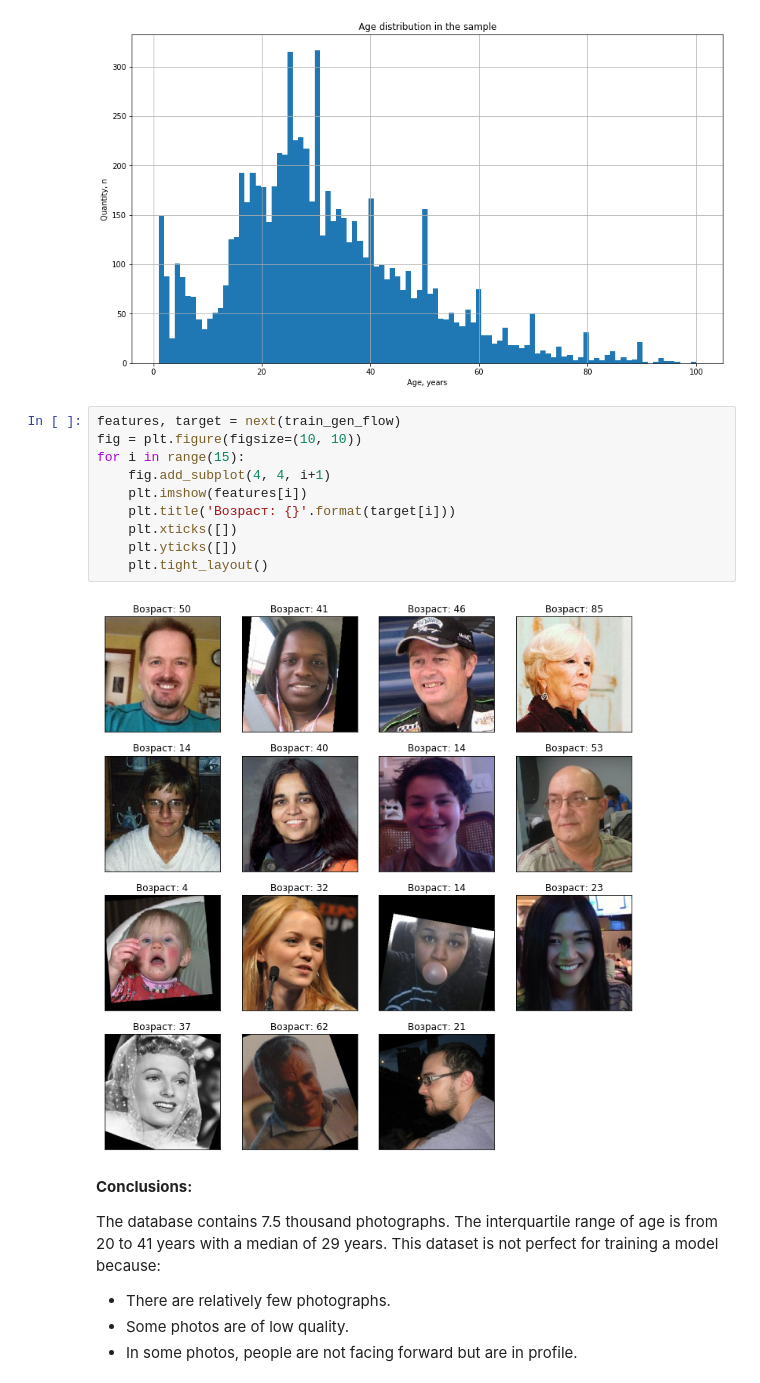
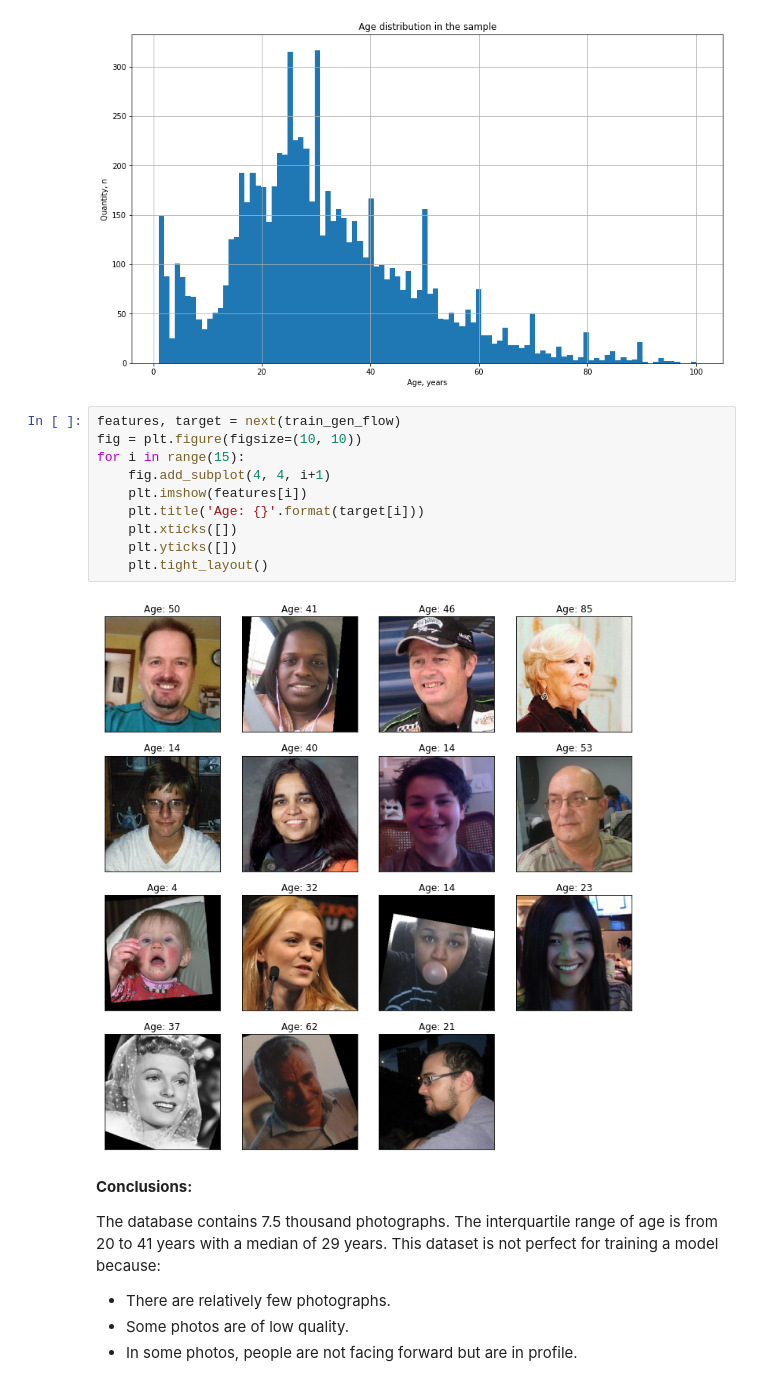
Before and after one commit to Sklyan1878/portfolio, a Jupyter notebook: Determining the Age of Customers.ipynb, the cells around one changed output. Drawn from its saved outputs; the diff is of its cells as text.

```diff
--- a/Determining the Age of Customers.ipynb
+++ b/Determining the Age of Customers.ipynb
@@ -94,15 +94,15 @@ plt.show()
 # %%
 features, target = next(train_gen_flow)
 fig = plt.figure(figsize=(10, 10))
 for i in range(15):
     fig.add_subplot(4, 4, i+1)
     plt.imshow(features[i])
-    plt.title('Возраст: {}'.format(target[i]))
+    plt.title('Age: {}'.format(target[i]))
     plt.xticks([])
     plt.yticks([])
     plt.tight_layout()
 # %% [output]
-[figure, old version]
+[figure, new version]
 # %% [markdown]
 <b>Conclusions:</b>
 
```
